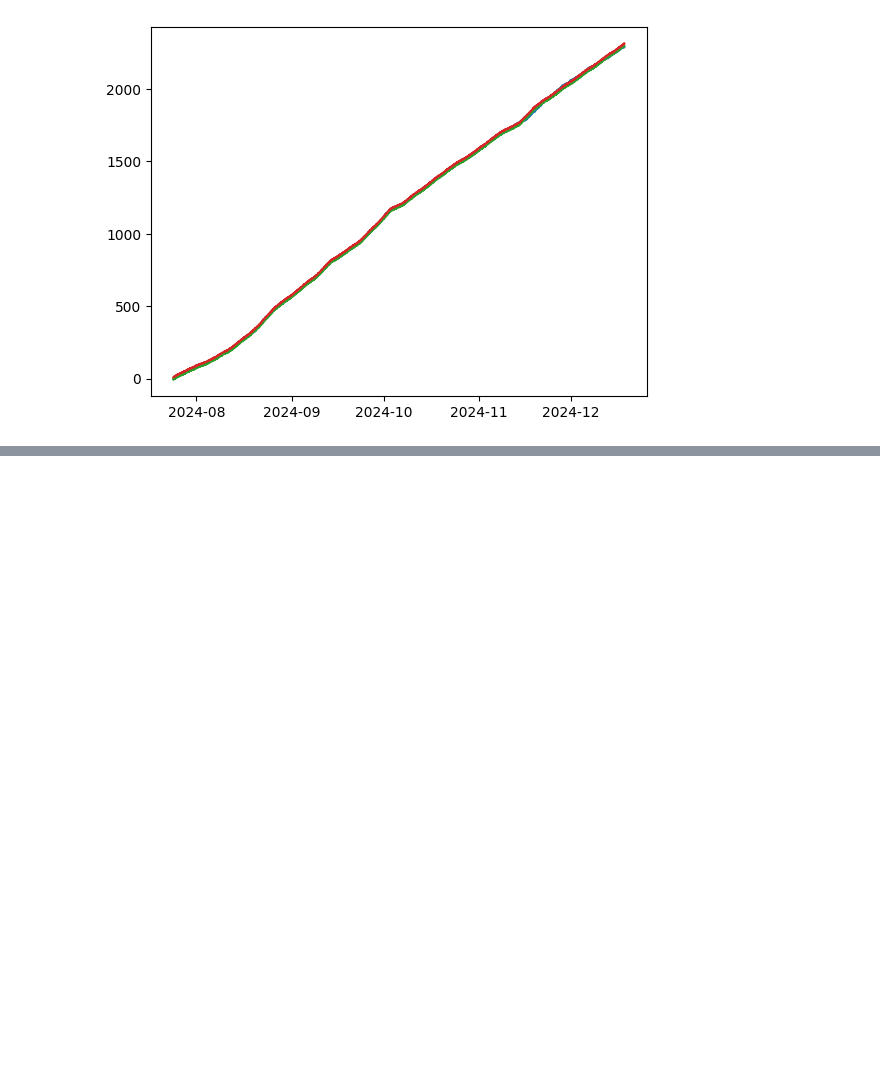
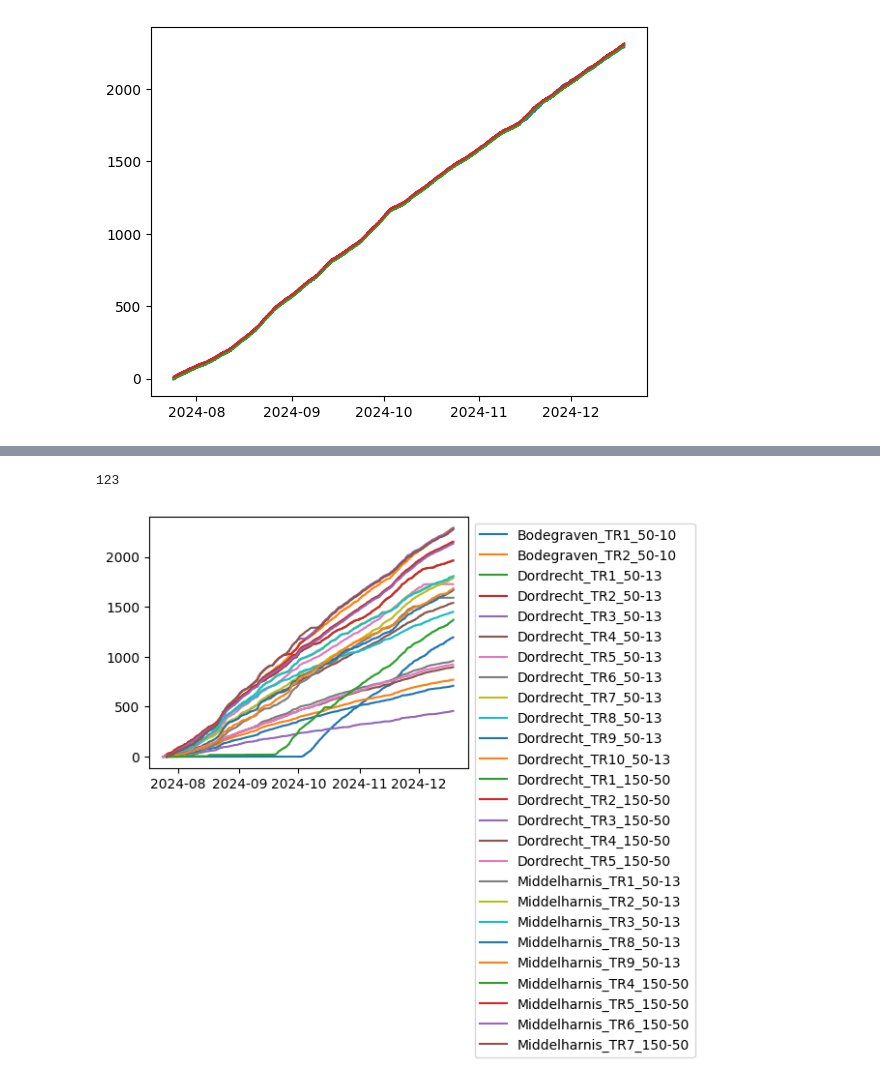
Before and after one commit to jpokemon232/LerenEnBeslissen, a Jupyter notebook: visualizer.ipynb, the cells around one changed output, grey strips where cells are left out. Drawn from its saved outputs; the diff is of its cells as text; code cells hidden in the pictures; blank space fills up the shorter version.

```diff
--- a/visualizer.ipynb
+++ b/visualizer.ipynb
@@ -150,0 +175,22 @@ plt.show()
+# %%
+unique_loc = ['Bodegraven','Dordrecht','Middelharnis']
+unique_trans = [' TR1',' TR2','TR1','TR2','TR3','TR4','TR5','TR6','TR7','TR8','TR9','TR10']
+unique_spanning = ['50-10','50-13','150-50']
+
+scores = []
+print('123')
+for loc in unique_loc:
+    for span in unique_spanning:
+        for trans in unique_trans:
+            try:
+                DH = DataHandler(loc + '.csv',trans,span)
+                data = DH.return_data()
+                plt.plot(data.index,data['number_tap_changes'],label=loc + '_' + trans.replace(' ','') + '_' + span)
+            except:
+                pass
+plt.legend(loc='upper left', bbox_to_anchor=(1, 1))  # Moves the legend to the right
+plt.tight_layout()  # Ensures proper layout adjustment
+plt.show()
+# %% [output]
+123
+[figure, added]
```
Also changed, not shown: parts of 7 cells of this notebook, 5 other files.
